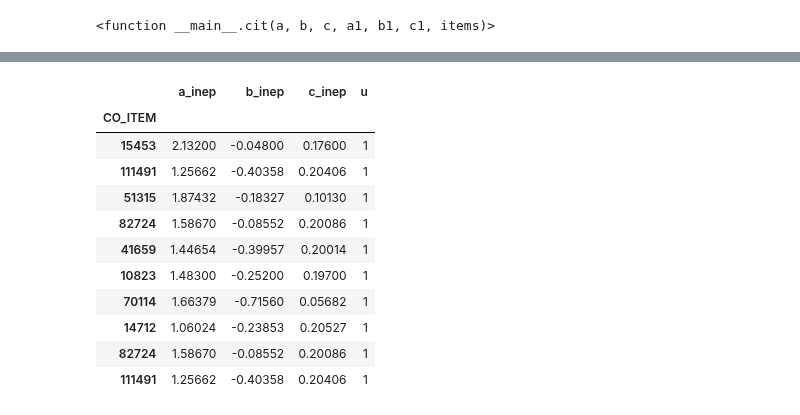
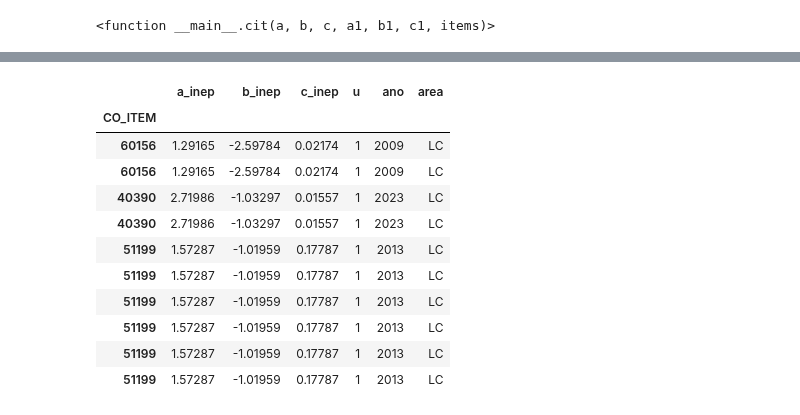
Before and after one commit to atp/enem, a Jupyter notebook: CI.ipynb, the cells around one changed output, grey strips where cells are left out. Drawn from its saved outputs; the diff is of its cells as text; code cells hidden in the pictures.

```diff
--- a/CI.ipynb
+++ b/CI.ipynb
@@ -60,4 +205,0 @@ interactive(children=(Dropdown(description='Ano', index=10, options=(2009, 2010,
-# %%
-items = params_inep(prova=provas(2019,'MT',pickone=True))
-
-random.sample(range(44),2)
@@ -112,7 +307,16 @@ As distribuições dos parâmetros de $a, b$ e $c$ nos últimos anos, entre 2009
-# %%
-def get_irt_params(area):
-    l = []
-    for ano in range(2009,2025):
-        l.append(params_inep(ano=ano,area=area,dropna=True))
-    return pd.concat(l)
-params = get_irt_params('MT')
+# %%
+def item_bank(ano=None,area=None,remove_outliers = True):
+    itens = item_info_inep(ano,area)
+    itens = itens.drop_duplicates('CO_ITEM')
+    itens = itens[itens['IN_ITEM_ABAN'] == 0]
+    params = itens[["CO_ITEM","NU_PARAM_A","NU_PARAM_B","NU_PARAM_C","ano","SG_AREA"]]
+    params = params.set_index("CO_ITEM")
+    params.columns = ["a_inep","b_inep","c_inep","ano","area"]
+    params.insert(3,'u',1)
+    if remove_outliers:
+        params = params.query("a_inep < 7 & b_inep < 10")
+    return params
+
+params = item_bank()
+print(f"Total de itens entre 2009 e 2024 = {len(params)}\nVeja o número de itens, e a média / std para $a$ e $b$ por ano:")
+params.groupby(['ano']).agg({'u':'count','a_inep':['mean','std'],'b_inep':['mean','std']})
@@ -126,27 +384,23 @@ for ax in axs.flatten():
 # %%
-def sample_irt_params(param='a_inep',min_value=None,max_value=None,n=5):
-    samples = params[param]
+area = 'LC'
+params = item_bank(area=area)
 
-    if min_value is not None:
-        samples = samples[samples > min_value]
-    if max_value is not None:
-        samples = samples[samples < max_value]
-    if len(samples) > 1:
-        samples = samples.sample(n,replace=True)
+def sample_irt_params(params, maxb=0,mina=1,n=5,replace = False):
+    selected = params[(params['a_inep'] > mina) & (params['b_inep'] < maxb) ]
+    samples = selected.sample(n,replace=replace)
     return samples
-
-s= sample_irt_params(param='b_inep',max_value=0,n=10)
-params.loc[s.index]
+s = sample_irt_params(params,maxb=-1,mina=1,n=10,replace=True)
+s.sort_values('b_inep')
 # %% [output]
-|  | a_inep | b_inep | c_inep | u |
-| CO_ITEM |  |  |  |  |
-| 15453 | 2.13200 | -0.04800 | 0.17600 | 1 |
-| 111491 | 1.25662 | -0.40358 | 0.20406 | 1 |
-| 51315 | 1.87432 | -0.18327 | 0.10130 | 1 |
-| 82724 | 1.58670 | -0.08552 | 0.20086 | 1 |
-| 41659 | 1.44654 | -0.39957 | 0.20014 | 1 |
-| 10823 | 1.48300 | -0.25200 | 0.19700 | 1 |
-| 70114 | 1.66379 | -0.71560 | 0.05682 | 1 |
-| 14712 | 1.06024 | -0.23853 | 0.20527 | 1 |
-| 82724 | 1.58670 | -0.08552 | 0.20086 | 1 |
-| 111491 | 1.25662 | -0.40358 | 0.20406 | 1 |
+|  | a_inep | b_inep | c_inep | u | ano | area |
+| CO_ITEM |  |  |  |  |  |  |
+| 60156 | 1.29165 | -2.59784 | 0.02174 | 1 | 2009 | LC |
+| 60156 | 1.29165 | -2.59784 | 0.02174 | 1 | 2009 | LC |
+| 40390 | 2.71986 | -1.03297 | 0.01557 | 1 | 2023 | LC |
+| 40390 | 2.71986 | -1.03297 | 0.01557 | 1 | 2023 | LC |
+| 51199 | 1.57287 | -1.01959 | 0.17787 | 1 | 2013 | LC |
+| 51199 | 1.57287 | -1.01959 | 0.17787 | 1 | 2013 | LC |
+| 51199 | 1.57287 | -1.01959 | 0.17787 | 1 | 2013 | LC |
+| 51199 | 1.57287 | -1.01959 | 0.17787 | 1 | 2013 | LC |
+| 51199 | 1.57287 | -1.01959 | 0.17787 | 1 | 2013 | LC |
+| 51199 | 1.57287 | -1.01959 | 0.17787 | 1 | 2013 | LC |
```
Also changed, not shown: parts of 60 cells of this notebook, 1 other file.
